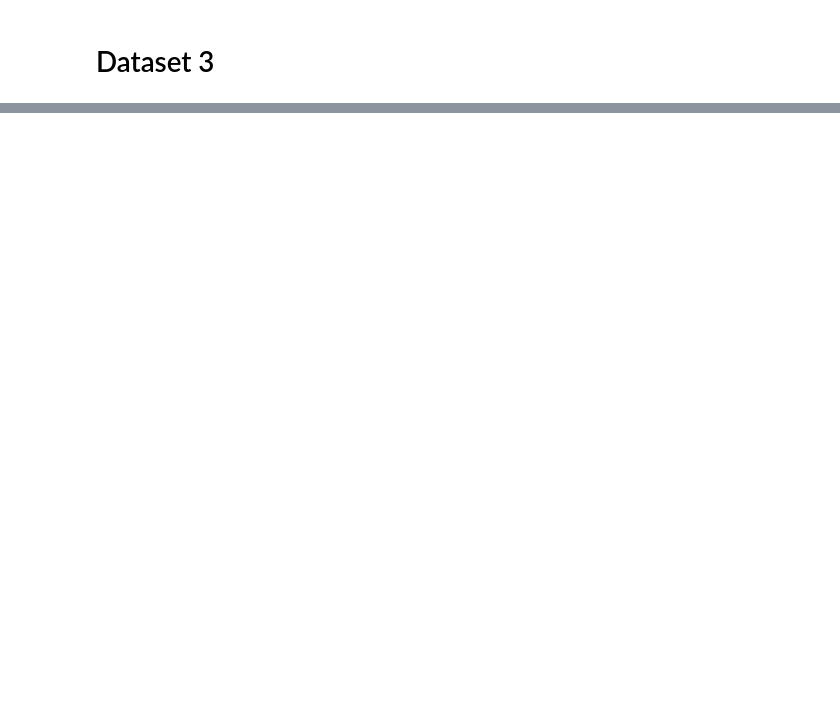
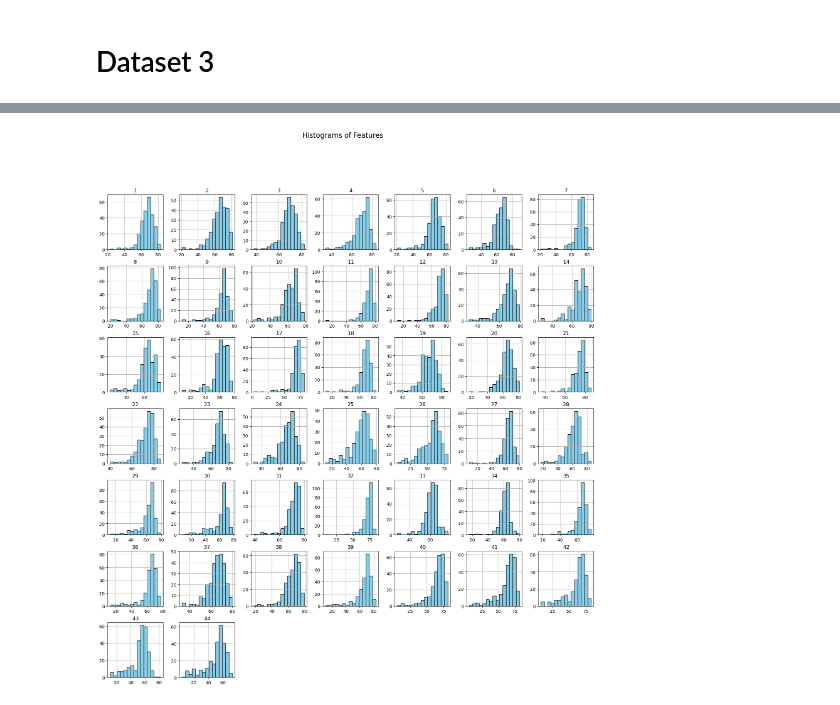
Before and after one commit to JaigonRyu/Health-Classification-Trials, a Jupyter notebook: classification_trials.ipynb, the cells around one changed output, grey strips where cells are left out. Drawn from its saved outputs; the diff is of its cells as text; code cells hidden in the pictures; blank space fills up the shorter version.

```diff
--- a/classification_trials.ipynb
+++ b/classification_trials.ipynb
@@ -571 +691,4 @@ print(spectf_test.shape)
 (187, 45)
+# %%
+spectf_df = pd.concat([spectf, spectf_test], axis = 0)
+print(spectf_df.shape)
@@ -571,0 +717,6 @@ print(spectf_test.shape)
+# %%
+spectf_df.iloc[:, 1:].hist(bins=15, figsize=(20, 20), color='skyblue', edgecolor='black')
+plt.suptitle('Histograms of Features', fontsize=16)
+plt.show()
+# %% [output]
+[figure, added]
```
Also changed, not shown: parts of 80 cells of this notebook, 1 other file.
